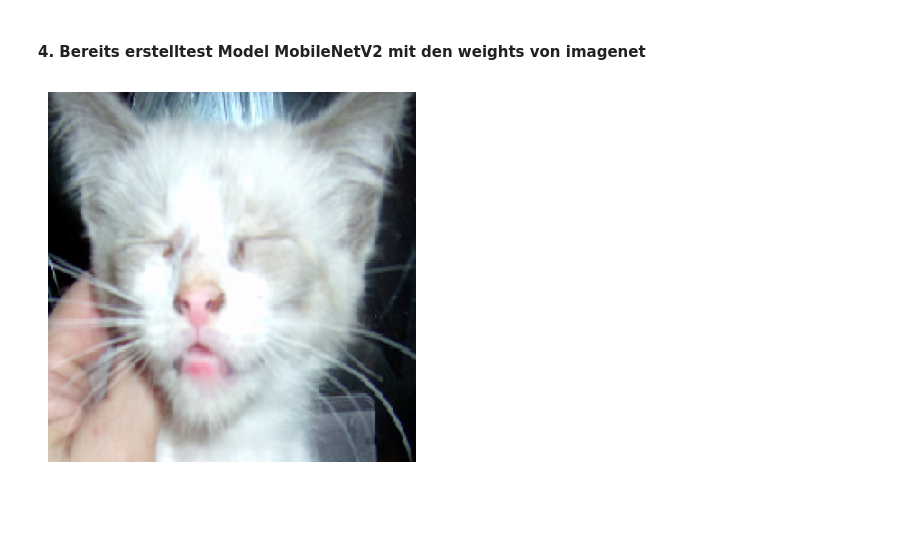
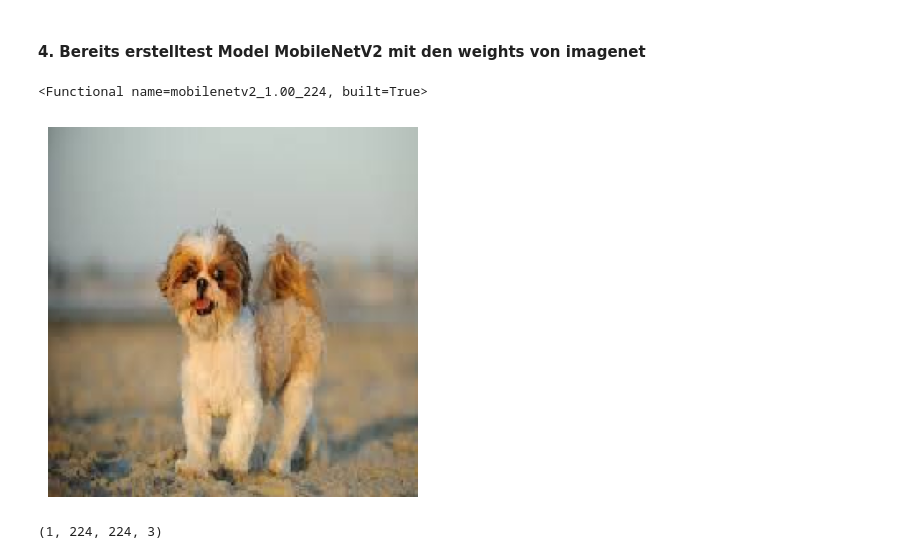
Before and after one commit to RiccardoDAndrea/SceneDetect, a Jupyter notebook: analyse_v2.ipynb, the cells around one changed output. Cells and saved outputs as stored; diff of their text form; code cells hidden in the pictures; blank space fills up the shorter version.

```diff
--- a/analyse_v2.ipynb
+++ b/analyse_v2.ipynb
@@ -576,20 +584,19 @@ model = MobileNetV2(weights='imagenet')
+# %%
+MobileNetV2 = MobileNetV2(weights='imagenet')
+MobileNetV2
+# %% [output]
+<Functional name=mobilenetv2_1.00_224, built=True>
 # %%
-# Model nutzen
-import tensorflow as tf
-from tensorflow.keras.preprocessing import image
-import numpy as np
-import matplotlib.pyplot as plt
-
 # Bild laden
-image_path = r"cats_and_dogs_small\test\cats\1510.jpg"
+image_path = r"shi_zu.jpg"
 
 # Bild auf die gewünschte Eingabegröße skalieren unsere Modell nimmt 180 x 180 x3
 img = image.load_img(image_path, target_size=(224, 224))
 
 # Bild anzeigen
 plt.imshow(img)
 plt.axis("off")
 plt.show()
 # %% [output]
-[figure, old version]
+[figure, new version]
 # %%
@@ -624 +611,6 @@ data = preprocess_input(data)
+# %%
+data = preprocess_input(data)
+data.shape
+# %% [output]
+(1, 224, 224, 3)
 # %%
```
Also changed, not shown: parts of 14 cells of this notebook, 2 other files.
